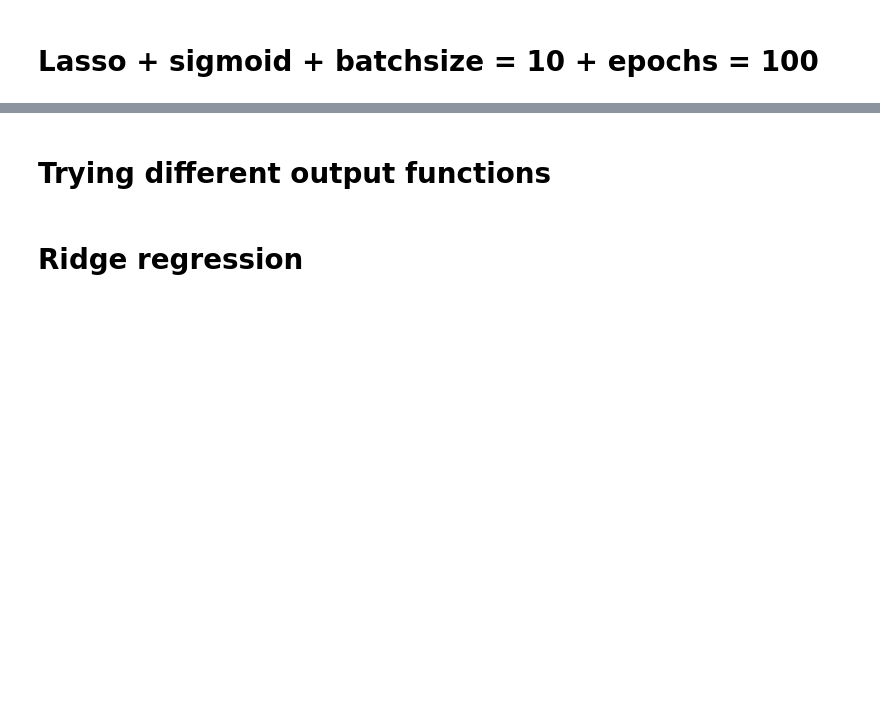
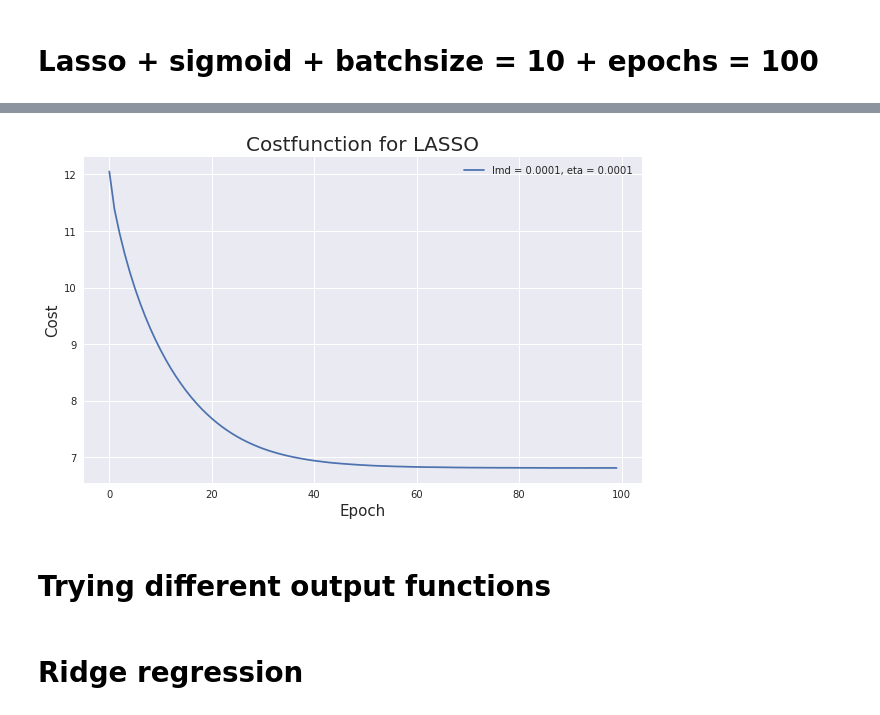
Before and after one commit to hannasv/project2, a Jupyter notebook: Project2_c.ipynb, the cells around one changed output, grey strips where cells are left out. Cells and saved outputs as stored; diff of their text form; code cells hidden in the pictures; blank space fills up the shorter version.

```diff
--- a/Project2_c.ipynb
+++ b/Project2_c.ipynb
@@ -129,3 +150,17 @@ plt.savefig("costfunc.png")
+# %%
+best_fit = epoch_costs[0]
+epochs = np.arange(100)
+
+plt.figure(figsize = (10,6))
+plt.title("Costfunction for LASSO" ,fontsize = 20)
+
+plt.plot(epochs, best_fit, label = "lmd = 0.0001, eta = 0.0001")
+plt.xlabel("Epoch", fontsize = 15)
+plt.ylabel("Cost", fontsize = 15)
+plt.legend()
+plt.savefig("costfunc_lasso_sigmoid_epochs100.png")
+# %% [output]
+[figure, added]
 # %% [markdown]
 # Trying different output functions
 # %%
```
Also changed, not shown: parts of 15 cells of this notebook, 8 other files.
